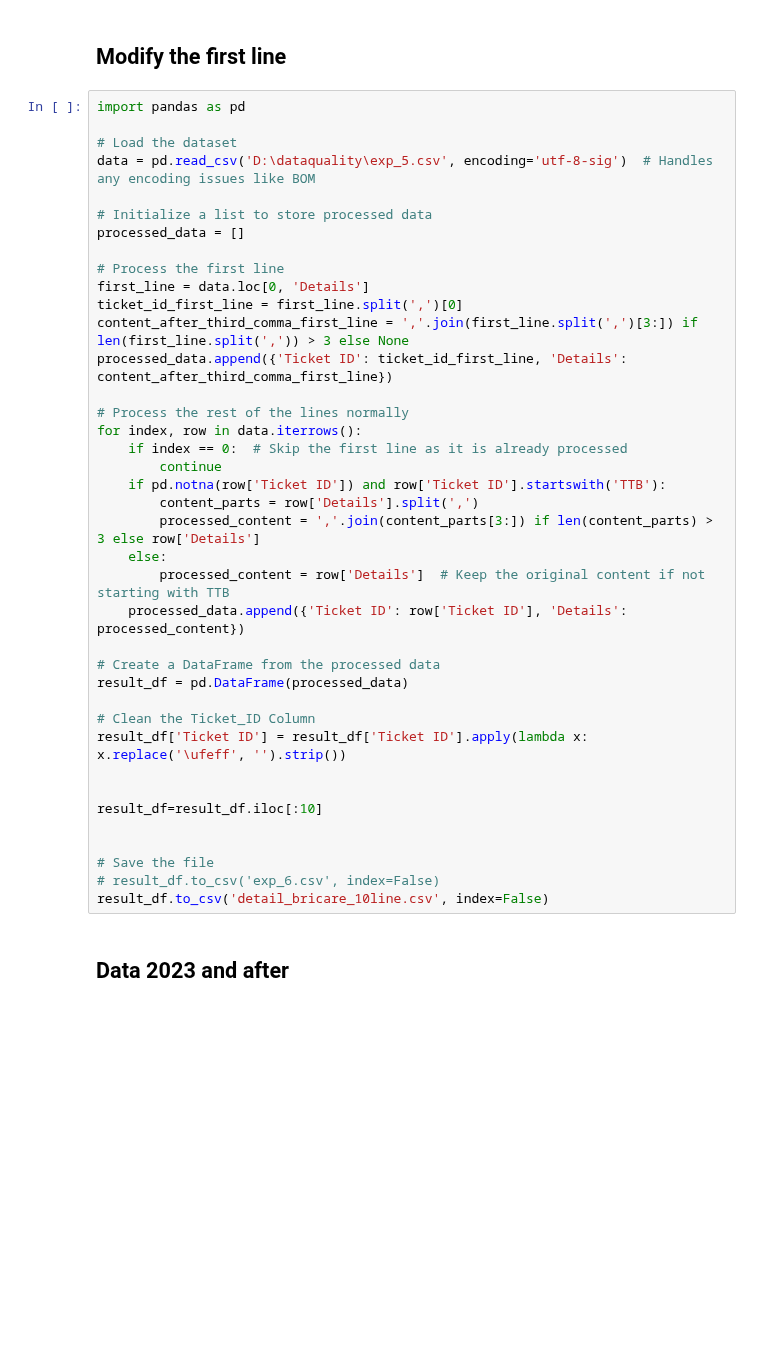
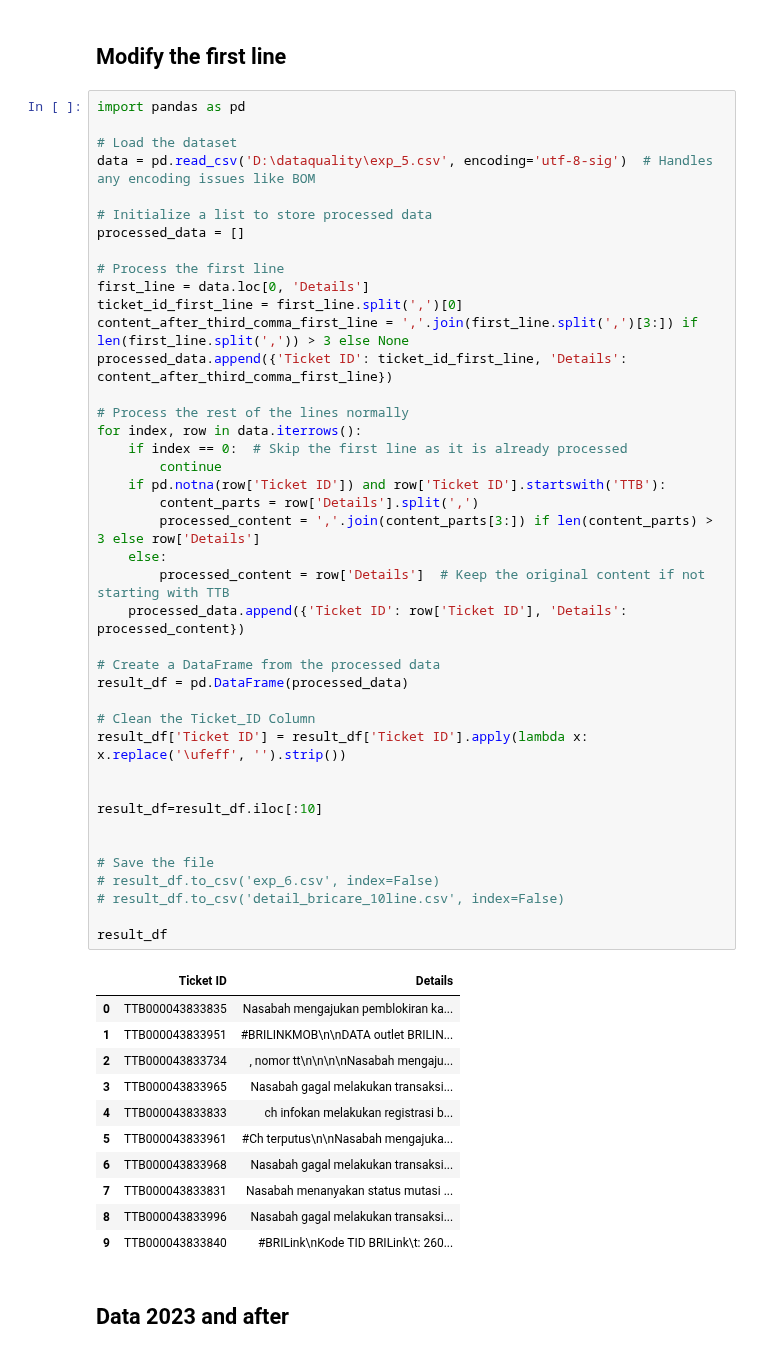
Before and after one commit to masterA88/dataquality2-new, a Jupyter notebook: read_bricare2.ipynb, the cells around one changed output. Saved outputs shown, nothing was run; the diff lists cells and outputs as text; blank space fills up the shorter version.

```diff
--- a/read_bricare2.ipynb
+++ b/read_bricare2.ipynb
@@ -66,34 +135,48 @@ processed_data = []
 
 # Process the first line
 first_line = data.loc[0, 'Details']
 ticket_id_first_line = first_line.split(',')[0]
 content_after_third_comma_first_line = ','.join(first_line.split(',')[3:]) if len(first_line.split(',')) > 3 else None
 processed_data.append({'Ticket ID': ticket_id_first_line, 'Details': content_after_third_comma_first_line})
 
 # Process the rest of the lines normally
 for index, row in data.iterrows():
     if index == 0:  # Skip the first line as it is already processed
         continue
     if pd.notna(row['Ticket ID']) and row['Ticket ID'].startswith('TTB'):
         content_parts = row['Details'].split(',')
         processed_content = ','.join(content_parts[3:]) if len(content_parts) > 3 else row['Details']
     else:
         processed_content = row['Details']  # Keep the original content if not starting with TTB
     processed_data.append({'Ticket ID': row['Ticket ID'], 'Details': processed_content})
 
 # Create a DataFrame from the processed data
 result_df = pd.DataFrame(processed_data)
 
 # Clean the Ticket_ID Column
 result_df['Ticket ID'] = result_df['Ticket ID'].apply(lambda x: x.replace('\ufeff', '').strip())
 
 
 result_df=result_df.iloc[:10]
 
 
 # Save the file
 # result_df.to_csv('exp_6.csv', index=False)
-result_df.to_csv('detail_bricare_10line.csv', index=False)
+# result_df.to_csv('detail_bricare_10line.csv', index=False)
+
+result_df
+# %% [output]
+|  | Ticket ID | Details |
+| 0 | TTB000043833835 | Nasabah mengajukan pemblokiran ka... |
+| 1 | TTB000043833951 | #BRILINKMOB\n\nDATA outlet BRILIN... |
+| 2 | TTB000043833734 | , nomor tt\n\n\n\nNasabah mengaju... |
+| 3 | TTB000043833965 | Nasabah gagal melakukan transaksi... |
+| 4 | TTB000043833833 | ch infokan melakukan registrasi b... |
+| 5 | TTB000043833961 | #Ch terputus\n\nNasabah mengajuka... |
+| 6 | TTB000043833968 | Nasabah gagal melakukan transaksi... |
+| 7 | TTB000043833831 | Nasabah menanyakan status mutasi ... |
+| 8 | TTB000043833996 | Nasabah gagal melakukan transaksi... |
+| 9 | TTB000043833840 | #BRILink\nKode TID BRILink\t: 260... |
 # %% [markdown]
 ## Data 2023 and after
 # %%
```
Also changed, not shown: parts of 8 cells of this notebook.
